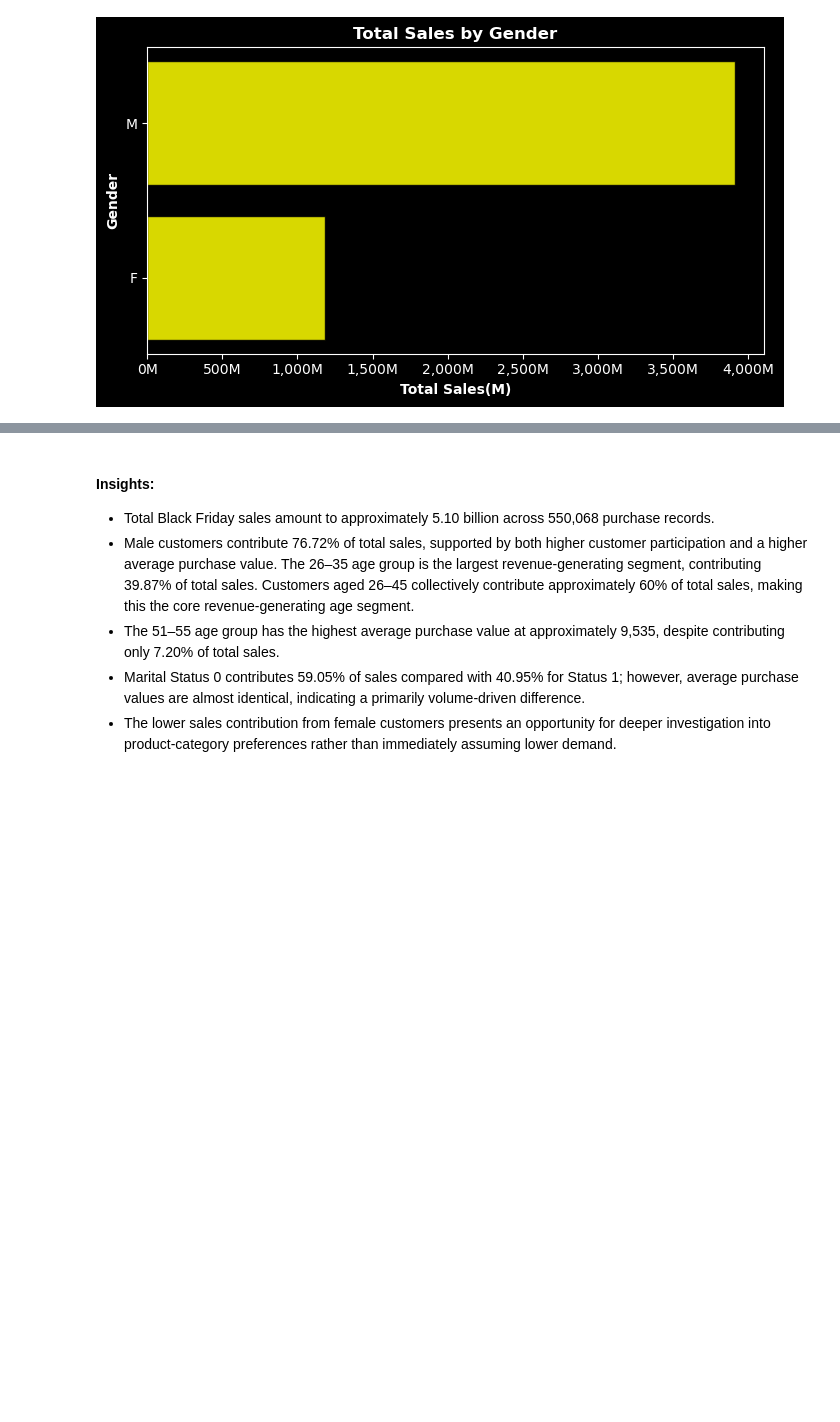
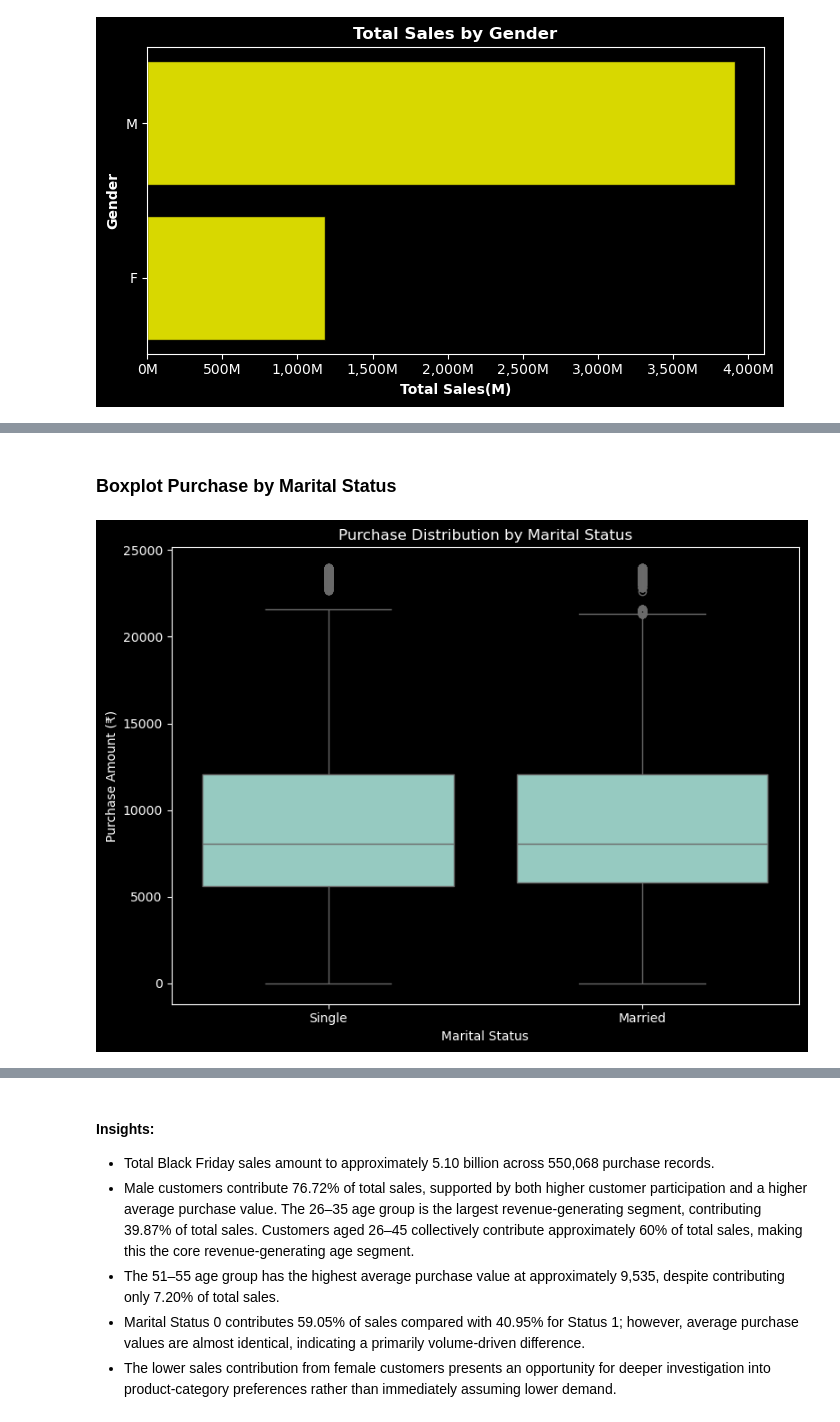
Before and after one commit to arijitddutta/Deep-Dive-Into-BlackFriday-Retail-Analytics, a Jupyter notebook: notebooks/Black-Friday-Detailed-EDA-Statistical-Analysis.ipynb, the cells around one changed output, grey strips where cells are left out. Cells and saved outputs as stored; diff of their text form; code cells hidden in the pictures; blank space fills up the shorter version.

```diff
--- a/notebooks/Black-Friday-Detailed-EDA-Statistical-Analysis.ipynb
+++ b/notebooks/Black-Friday-Detailed-EDA-Statistical-Analysis.ipynb
@@ -356,0 +417,23 @@ plt.show()
+# %% [markdown]
+### Boxplot  Purchase by Marital Status
+# %%
+data['Marital_Status_Label'] = data['Marital_Status'].map({
+    0: 'Single',
+    1: 'Married'
+})
+
+plt.figure(figsize=(8, 6))
+
+sns.boxplot(
+    data=data,
+    x='Marital_Status_Label',
+    y='Purchase'
+)
+
+plt.title('Purchase Distribution by Marital Status')
+plt.xlabel('Marital Status')
+plt.ylabel('Purchase Amount (₹)')
+plt.tight_layout()
+plt.show()
+# %% [output]
+[figure, added]
```
Also changed, not shown: parts of 18 cells of this notebook, 42 other files.
